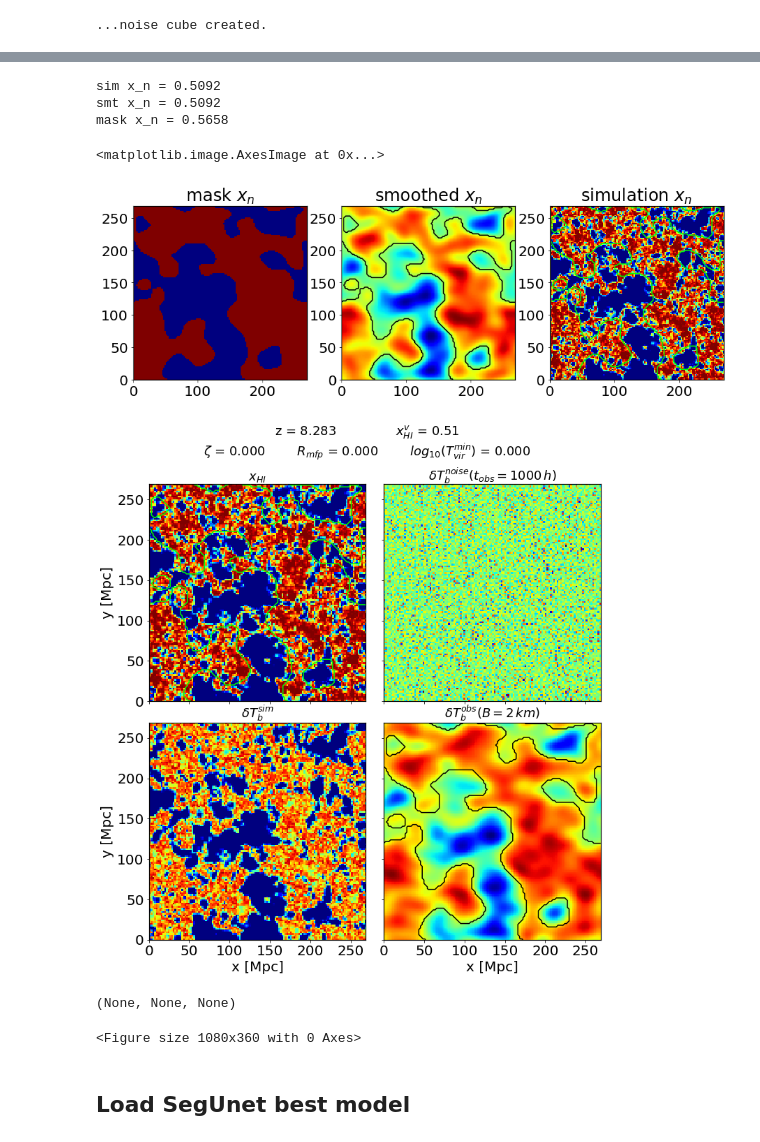
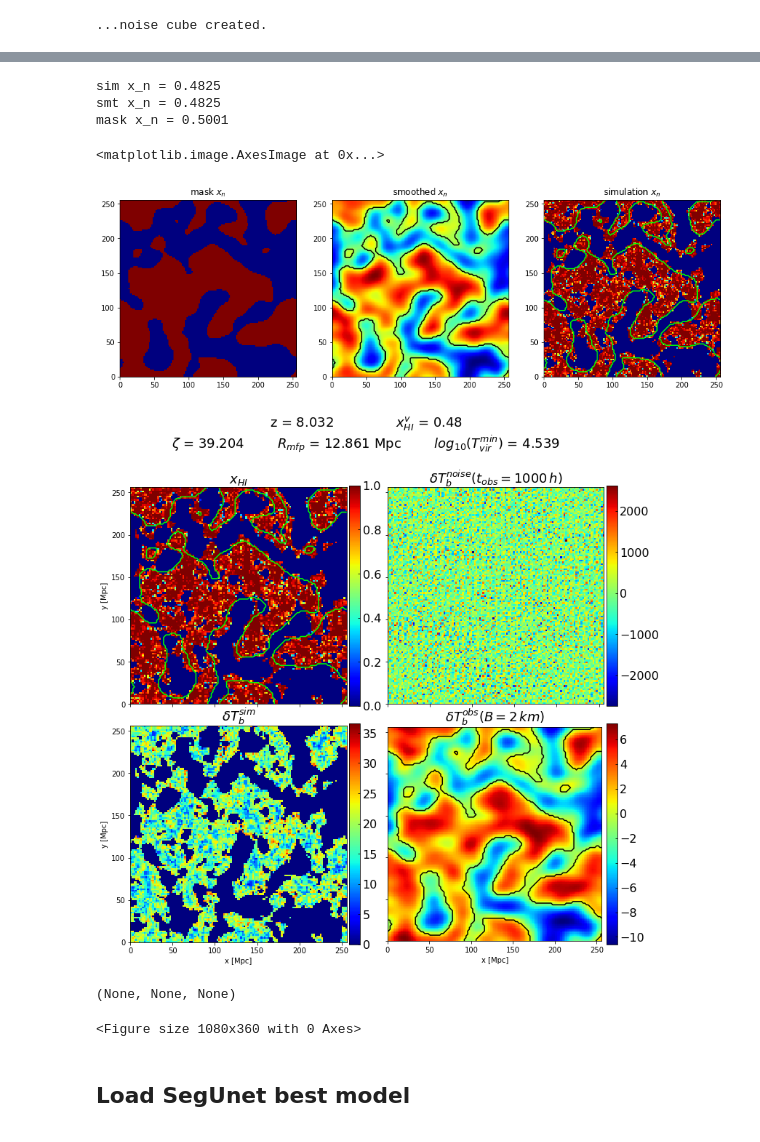
Before and after one commit to micbia/SegU-Net, a Jupyter notebook: pred21cm.ipynb, the cells around one changed output, grey strips where cells are left out. Cells and saved outputs as stored; diff of their text form; code cells hidden in the pictures.

Commit message:
some update on plots

```diff
--- a/pred21cm.ipynb
+++ b/pred21cm.ipynb
@@ -17,7 +17,7 @@ np.random.shuffle(str_seed)
 seed = int(''.join(str_seed))
 
 #outpath = '/home/michele/Documents/PhD_Sussex/output/ML/dataset/inputs/test_predict/'
-outpath = '/home/michele/Documents/PhD_Sussex/output/ML/dataset/outputs/new/02-10T23-52-36_128slice/predictions_1/layers_output/'
+outpath = '/home/michele/Documents/PhD_Sussex/output/ML/dataset/outputs/new/02-10T23-52-36_128slice/predictions/layers_output/'
 # %%
 redshift = np.random.uniform(7, 9, 100000)
 eff_fact = [random.gauss(52.5, 20.) for i in range(100000)]
@@ -72,14 +68,17 @@ False
 # %%
-sim = 'C2Ray'
-#index = 99
+sim = '21cmFAST'
+index = 228
 
 if(sim == '21cmFAST'):
-    z = 8.939
-    zeta = 65.204
-    Rmfp = 11.861
+    #xHI = np.array([0.2, 0.5, 0.8])
+    #redshift = np.array([7.310, 8.032, 8.720])
+    z = 8.032
+    zeta = 39.204
+    Rmfp = 12.861
     Tvir = 4.539
 
     params = {'HII_DIM':128, 'DIM':384, 'BOX_LEN':256}
+    #params = {'HII_DIM':128, 'DIM':384, 'BOX_LEN':128}
     my_ext = [0, params['BOX_LEN'], 0, params['BOX_LEN']]
 
     c_params = {'OMm':0.27, 'OMb':0.046, 'SIGMA_8':0.82, 'POWER_INDEX':0.96}
@@ -94,8 +93,8 @@ if(sim == '21cmFAST'):
     name = ''
 
     print('z = %.3f  x_n = %.3f  zeta = %.3f  R_mfp = %.3f  T_vir = %.3f' %(z, np.mean(cube.xH_box), zeta, Rmfp, Tvir))
-elif(sim == 'tobs1000'):
-    PATH_INPUT = '/home/michele/Documents/PhD_Sussex/output/ML/dataset/inputs/data3D_128_061020/tobs1000.zip'
+elif(sim == 'tobs'):
+    PATH_INPUT = '/home/michele/Documents/PhD_Sussex/output/ML/dataset/inputs/data3D_128_061020/tobs900.zip'
     PATH_IN_ZIP = PATH_INPUT[PATH_INPUT.rfind('/')+1:-4]+'/'
     PATH_UNZIP = PATH_INPUT[:PATH_INPUT.rfind('/')+1]
 
@@ -123,7 +122,7 @@ elif(sim == 'C2Ray'):
     zeta = 0.0
     Rmfp = 0.0
     Tvir = 0.0
-    z = 8.283
+    z = 8.064
 
     pathLB = '/home/michele/Documents/PhD_Sussex/output/ML/dataset/inputs/244Mpc_f2_8.2pS_500/'
 
@@ -298,41 +297,46 @@ plt.title('simulation $x_n$')
 plt.contour(mask_xn[:,:,params['HII_DIM']//2], colors='lime', levels=[0.5], extent=my_ext)
 plt.imshow(xH[:,:,params['HII_DIM']//2], origin='lower', cmap='jet', extent=my_ext)
 # %% [output]
-sim x_n = 0.5092
-smt x_n = 0.5092
-mask x_n = 0.5658
+sim x_n = 0.4825
+smt x_n = 0.4825
+mask x_n = 0.5001
 <matplotlib.image.AxesImage at 0x...>
-[figure, old version]
+[figure, new version]
 # %%
 fig, axs = plt.subplots(2, 2, figsize=(12,12))
-fig.suptitle('z = %.3f\t\t$x^v_{HI}$ = %.2f\n$\zeta$ = %.3f        $R_{mfp}$ = %.3f        $log_{10}(T_{vir}^{min})$ = %.3f' %(z, np.mean(xH), zeta, Rmfp, Tvir), fontsize=18)
+for ax in axs.flat: ax.label_outer()
+
+fig.suptitle('z = %.3f\t\t$x^v_{HI}$ = %.2f\n$\zeta$ = %.3f        $R_{mfp}$ = %.3f Mpc        $log_{10}(T_{vir}^{min})$ = %.3f' %(z, np.mean(xH), zeta, Rmfp, Tvir), fontsize=18)
 plt.rcParams['xtick.direction'] = 'in'
 plt.rcParams['ytick.direction'] = 'in'
 plt.rcParams['font.size'] = 16
 
 axs[0,0].set_title('$x_{HI}$', size=18)
 axs[0,0].contour(mask_xn[:,:,params['HII_DIM']//2], colors='lime', levels=[0.5], extent=my_ext)
-axs[0,0].imshow(xH[:,:,params['HII_DIM']//2], origin='lower', cmap='jet', extent=my_ext)
+im = axs[0,0].imshow(xH[:,:,params['HII_DIM']//2], origin='lower', cmap='jet', extent=my_ext)
+fig.colorbar(im, ax=axs[0,0], pad=0.01, fraction=0.048)
 axs[0,0].set_ylabel('y [Mpc]');
 
 axs[0,1].set_title('$\delta T^{noise}_b(t_{obs}=%d\,h)$' %tobs, size=18)
-axs[0,1].imshow(dT2[:,:,params['HII_DIM']//2], origin='lower', cmap='jet', extent=my_ext)
+im = axs[0,1].imshow(dT2[:,:,params['HII_DIM']//2], origin='lower', cmap='jet', extent=my_ext)
+fig.colorbar(im, ax=axs[0,1], pad=0.01, fraction=0.048)
 
 axs[1,0].set_title('$\delta T^{sim}_b$', size=18)
-axs[1,0].imshow(dT[:,:,params['HII_DIM']//2], origin='lower', cmap='jet', extent=my_ext)
+im = axs[1,0].imshow(dT[:,:,params['HII_DIM']//2], origin='lower', cmap='jet', extent=my_ext)
 axs[1,0].set_xlabel('x [Mpc]'), axs[1,0].set_ylabel('y [Mpc]');
+fig.colorbar(im, ax=axs[1,0], pad=0.01, fraction=0.048)
 
 axs[1,1].set_title('$\delta T^{obs}_b(B=2\,km)$', size=18)
-axs[1,1].imshow(dT3[:,:,params['HII_DIM']//2], origin='lower', cmap='jet', extent=my_ext)
+im = axs[1,1].imshow(dT3[:,:,params['HII_DIM']//2], origin='lower', cmap='jet', extent=my_ext)
 axs[1,1].contour(mask_xn[:,:,params['HII_DIM']//2], colors='k', levels=[0.5], extent=my_ext)
 axs[1,1].set_xlabel('x [Mpc]')
+fig.colorbar(im, ax=axs[1,1], pad=0.02, fraction=0.048)
 
-plt.subplots_adjust(hspace=0.1, wspace=0.01)
-for ax in axs.flat: ax.label_outer()
+plt.subplots_adjust(hspace=0.01, wspace=0.12)
 
 plt.savefig('%scube21cm%s.png' %(outpath, name), bbox_inches='tight'), plt.show(), plt.clf()
 # %% [output]
-[figure, old version]
+[figure, new version]
 (None, None, None)
 <Figure size 1080x360 with 0 Axes>
 # %% [markdown]
```
Also changed, not shown: parts of 41 cells of this notebook, 3 other files.
